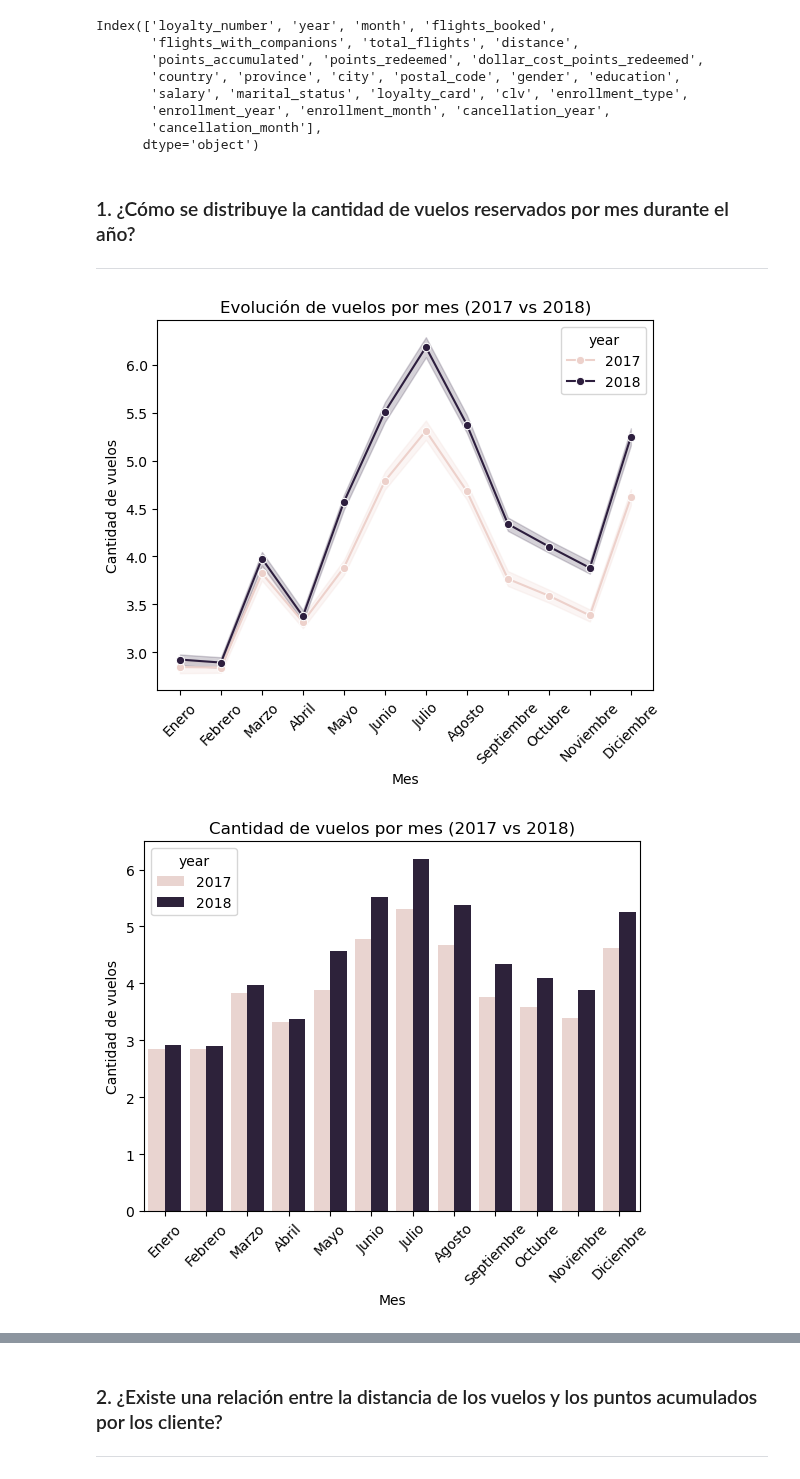
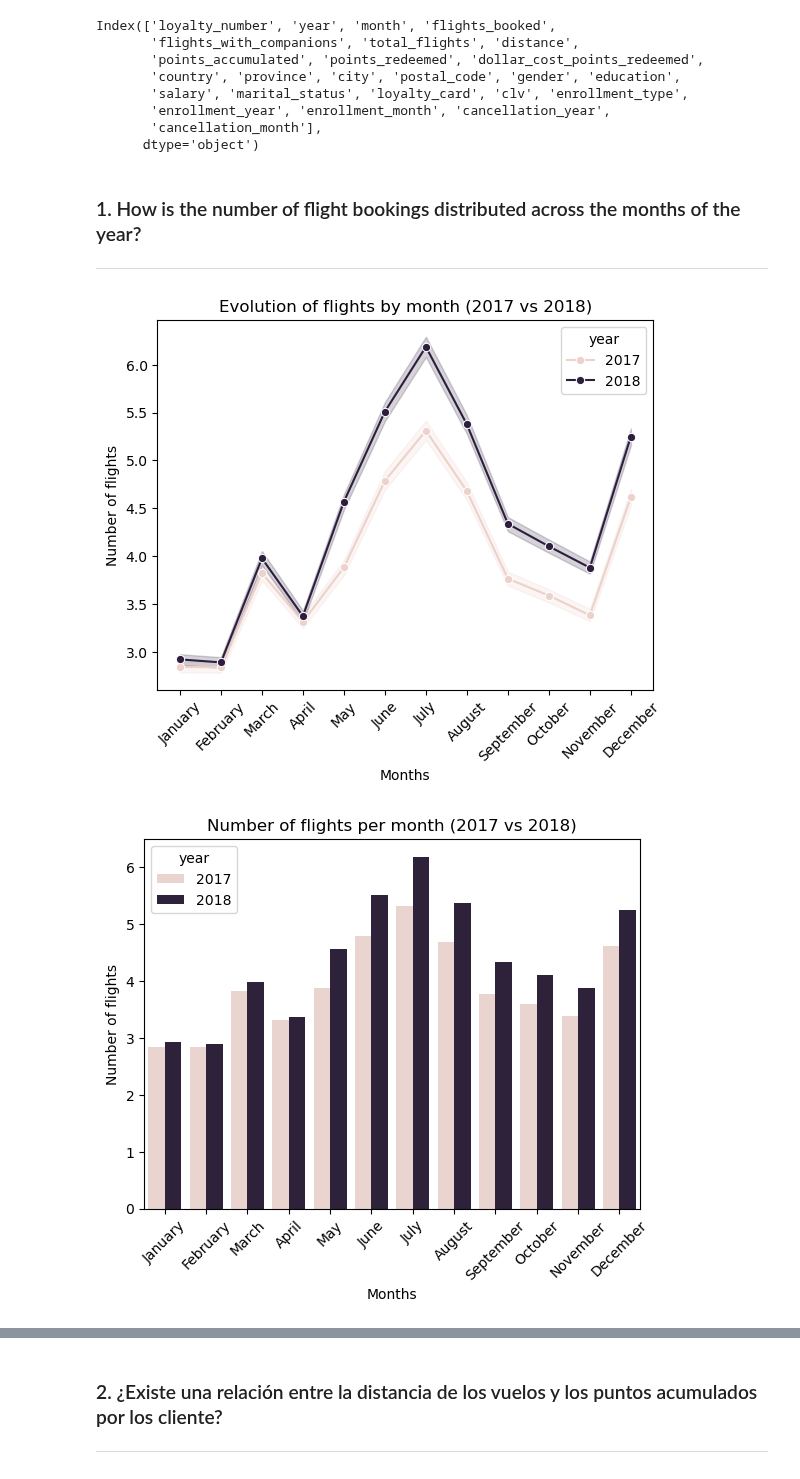
Before and after one commit to MarPastor/airline_analysis_Mar, a Jupyter notebook: notebook/airline_analysis_mar.ipynb, the cells around one changed output, grey strips where cells are left out. Cells and saved outputs as stored; diff of their text form; code cells hidden in the pictures.

```diff
--- a/notebook/airline_analysis_mar.ipynb
+++ b/notebook/airline_analysis_mar.ipynb
@@ -1244,38 +1244,38 @@ Index(['loyalty_number', 'year', 'month', 'flights_booked',
        'cancellation_month'],
       dtype='object')
 # %% [markdown]
-### 1. ¿Cómo se distribuye la cantidad de vuelos reservados por mes durante el año?
+### 1. How is the number of flight bookings distributed across the months of the year?
 
 ---
 # %%
-# crear una mascara para ordenar los meses, para una mejor visualización
+# Create a format mask to order the months for better readability.
 
-orden = ['Enero', 'Febrero', 'Marzo', 'Abril', 'Mayo', 'Junio', 'Julio', 'Agosto', 'Septiembre', 'Octubre', 'Noviembre', 'Diciembre']
+order_month = ['January', 'February', 'March', 'April', 'May', 'June', 'July', 'August', 'September', 'October', 'November', 'December']
 
-# aplicar usando Pandas (Categorical) para ordenar la categoría indicada definiendo el parámetro 'categories' con el orden previamente establecido
+# Apply using Pandas (Categorical) to sort the specified category by defining the 'categories' parameter with the previously established order
 
-df_completo['month'] = pd.Categorical(df_completo['month'], categories=orden, ordered=True)
+df_complete['month'] = pd.Categorical(df_complete['month'], categories=order_month, ordered=True)
 # %%
-# usar 'lineplot' para ver la distribución y evolución por meses y años
-# la librería 'seaborn'('lineplot') maneja variables categóricas (mes) y numéricas (cantidad de vuelos)
+# Use 'lineplot' to visualize the distribution and trend by month and year
+# The 'seaborn' library ('lineplot') can handle both categorical (month) and numerical (number of flights) variables
 
-sns.lineplot(data=df_completo, x='month', y='flights_booked', hue='year', marker='o') # marker='o' no indica cada mes en el gráfico
-plt.title('Evolución de vuelos por mes (2017 vs 2018)')
+sns.lineplot(data=df_complete, x='month', y='flights_booked', hue='year', marker='o') # marker='o' does not indicate each month on the graph
+plt.title('Evolution of flights by month (2017 vs 2018)')
 plt.xticks(rotation = 45)
-plt.ylabel('Cantidad de vuelos')
-plt.xlabel('Mes')
+plt.ylabel('Number of flights')
+plt.xlabel('Months')
 plt.show();
 # %% [output]
-[figure, old version]
+[figure, new version]
 # %%
-# visualizar usando 'seaborn'('barplot') para ver la distribución por mes, comparando cada año
+# Visualize using 'seaborn' (barplot) to see the distribution by month, comparing each year
 
-sns.barplot(data=df_completo, x='month', y='flights_booked', errorbar=None, hue='year')
-plt.title('Cantidad de vuelos por mes (2017 vs 2018)')
+sns.barplot(data=df_complete, x='month', y='flights_booked', errorbar=None, hue='year')
+plt.title('Number of flights per month (2017 vs 2018)')
 plt.xticks(rotation=45)
-plt.ylabel('Cantidad de vuelos')
-plt.xlabel('Mes')
+plt.ylabel('Number of flights')
+plt.xlabel('Months')
 plt.show();
 # %% [output]
-[figure, old version]
+[figure, new version]
 # %% [markdown]
```
Also changed, not shown: parts of 3 cells of this notebook.
